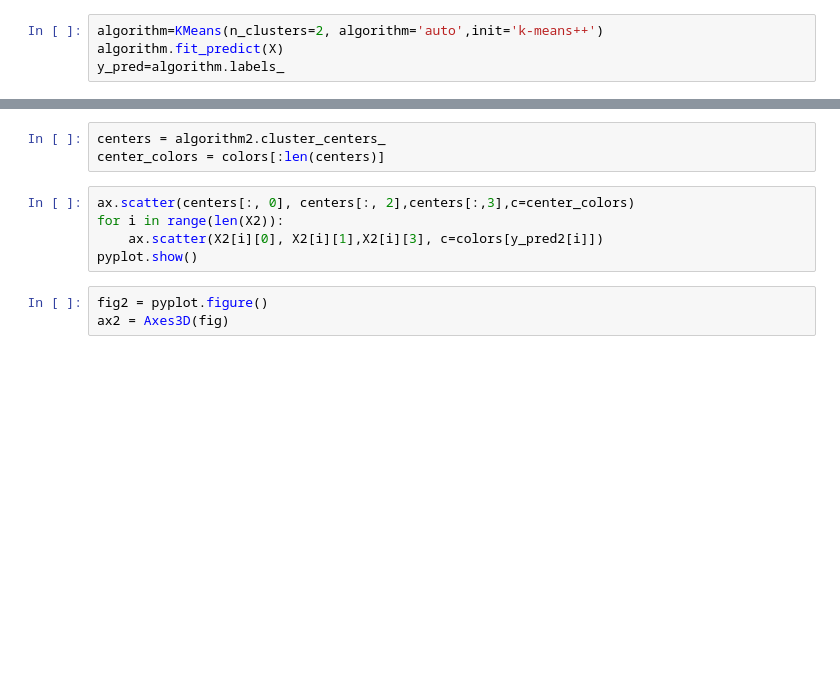
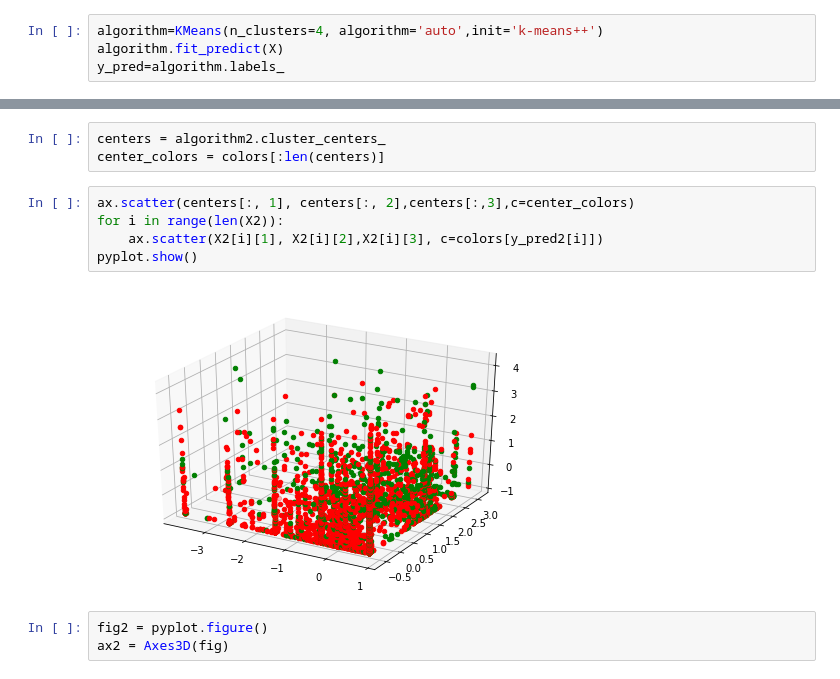
Before and after one commit to alexyanw/dse203-group-project, a Jupyter notebook: data_exploration/FunctionTesting.ipynb, the cells around one changed output, grey strips where cells are left out. Cells and saved outputs as stored; diff of their text form; blank space fills up the shorter version.

Commit message:
Customer Clustering

```diff
--- a/data_exploration/FunctionTesting.ipynb
+++ b/data_exploration/FunctionTesting.ipynb
@@ -46,7 +46,7 @@ X=data[['num_orders','avgrating','category','days_on_sale']].values
 # %%
 X=StandardScaler().fit_transform(X)
 # %%
-algorithm=KMeans(n_clusters=2, algorithm='auto',init='k-means++')
+algorithm=KMeans(n_clusters=4, algorithm='auto',init='k-means++')
 algorithm.fit_predict(X)
 y_pred=algorithm.labels_
 # %%
@@ -114,10 +108,12 @@ colors = ['green','red','blue']
 centers = algorithm2.cluster_centers_
 center_colors = colors[:len(centers)]
 # %%
-ax.scatter(centers[:, 0], centers[:, 2],centers[:,3],c=center_colors)
+ax.scatter(centers[:, 1], centers[:, 2],centers[:,3],c=center_colors)
 for i in range(len(X2)):
-    ax.scatter(X2[i][0], X2[i][1],X2[i][3], c=colors[y_pred2[i]])
+    ax.scatter(X2[i][1], X2[i][2],X2[i][3], c=colors[y_pred2[i]])
 pyplot.show()
+# %% [output]
+[figure, added]
 # %%
 fig2 = pyplot.figure()
 ax2 = Axes3D(fig)
```
Also changed, not shown: parts of 18 cells of this notebook.
